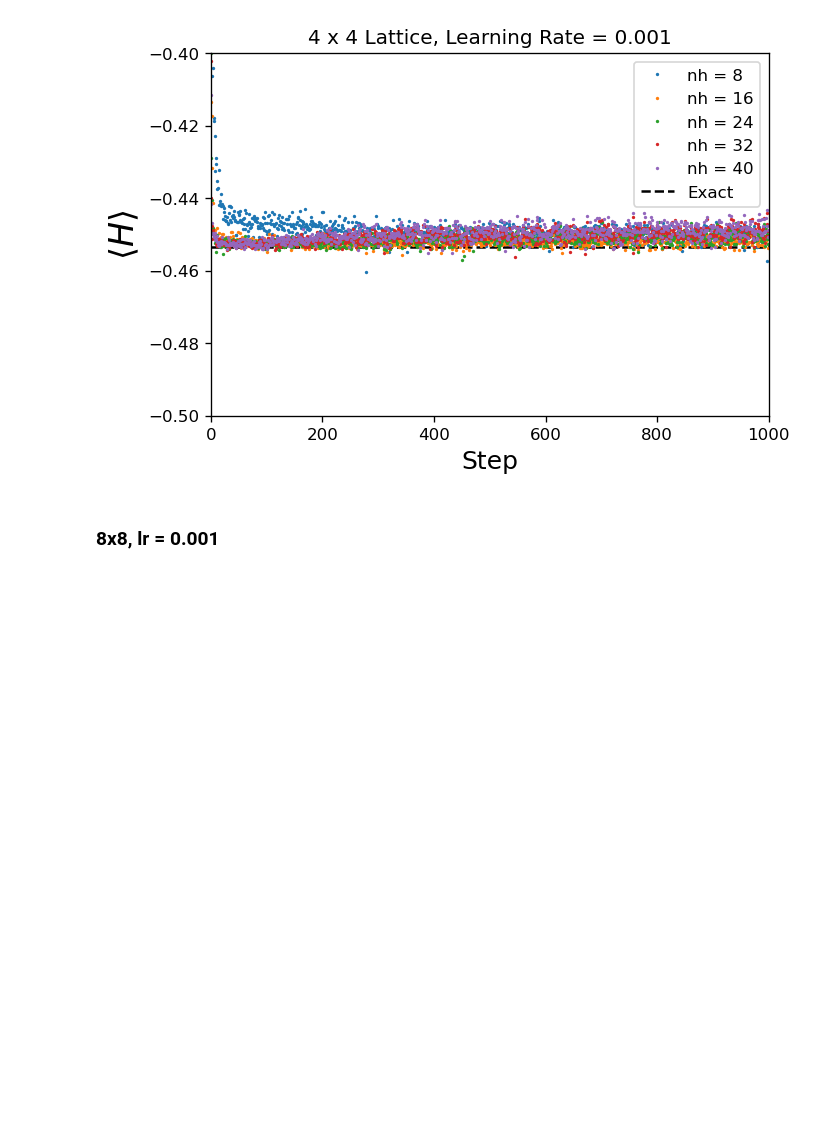
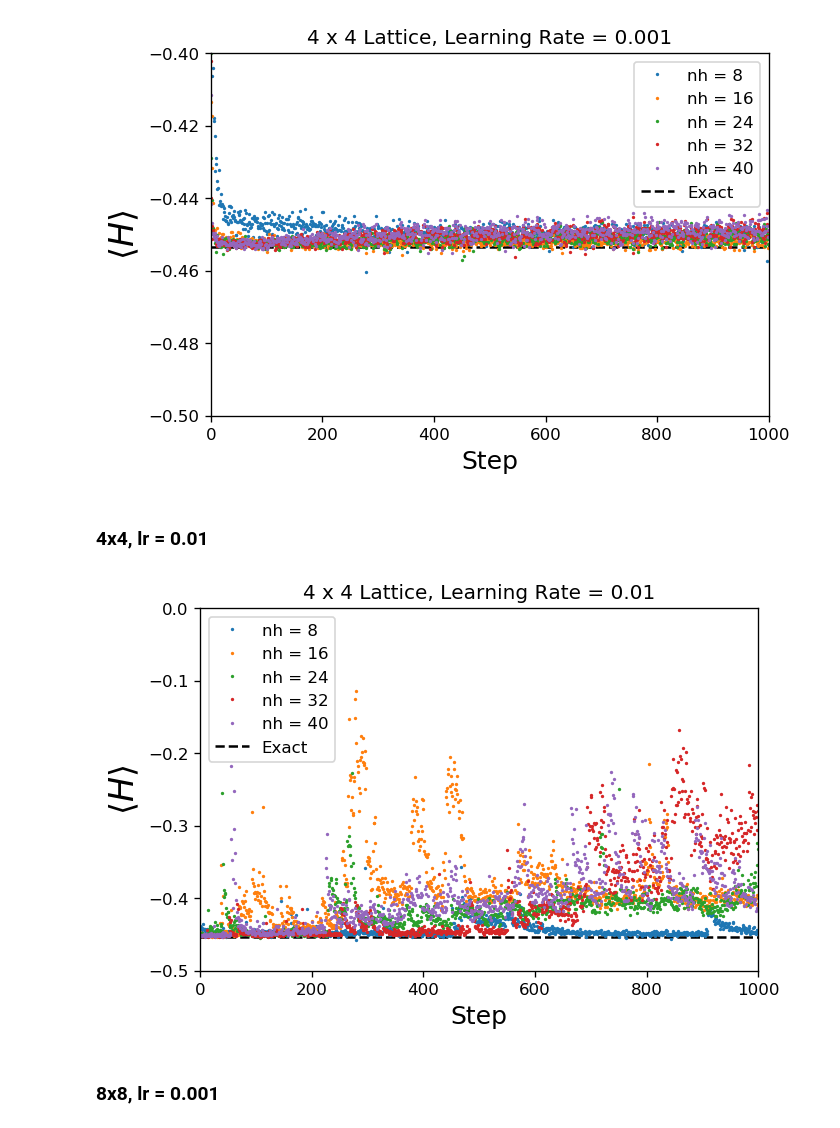
Before and after one commit to MelkoCollective/NeuralNetworks-for-Quantum, a Jupyter notebook: src_qmc_vmc/QMC Training w full dataset.ipynb, the cells around one changed output. Saved outputs shown, nothing was run; the diff lists cells and outputs as text; code cells hidden in the pictures; blank space fills up the shorter version.

```diff
--- a/src_qmc_vmc/QMC Training w full dataset.ipynb
+++ b/src_qmc_vmc/QMC Training w full dataset.ipynb
@@ -16,12 +16,26 @@ E_QMC_4_24_fd   = np.loadtxt("experiments/4x4/nh24/QMC_Full/E_QMC_4_24_fulldata.
 E_QMC_4_32_fd   = np.loadtxt("experiments/4x4/nh32/QMC_Full/E_QMC_4_32_fulldata.dat")
 E_QMC_4_40_fd   = np.loadtxt("experiments/4x4/nh40/QMC_Full/E_QMC_4_40_fulldata.dat")
 
+# 4x4, lr = 0.01
+E_QMC_4_8_fd_lr01    = np.loadtxt("experiments_lr0.01/4x4/nh8/QMC_Full/E_QMC_4_8_fulldata.dat")
+E_QMC_4_16_fd_lr01   = np.loadtxt("experiments_lr0.01/4x4/nh16/QMC_Full/E_QMC_4_16_fulldata.dat")
+E_QMC_4_24_fd_lr01   = np.loadtxt("experiments_lr0.01/4x4/nh24/QMC_Full/E_QMC_4_24_fulldata.dat")
+E_QMC_4_32_fd_lr01   = np.loadtxt("experiments_lr0.01/4x4/nh32/QMC_Full/E_QMC_4_32_fulldata.dat")
+E_QMC_4_40_fd_lr01   = np.loadtxt("experiments_lr0.01/4x4/nh40/QMC_Full/E_QMC_4_40_fulldata.dat")
+
 # 8x8, lr = 0.001
 E_QMC_8_8_fd    = np.loadtxt("experiments/8x8/nh8/QMC_Full/E_QMC_8_8_fulldata.dat")
 E_QMC_8_16_fd   = np.loadtxt("experiments/8x8/nh16/QMC_Full/E_QMC_8_16_fulldata.dat")
 E_QMC_8_24_fd   = np.loadtxt("experiments/8x8/nh24/QMC_Full/E_QMC_8_24_fulldata.dat")
 E_QMC_8_32_fd   = np.loadtxt("experiments/8x8/nh32/QMC_Full/E_QMC_8_32_fulldata.dat")
 E_QMC_8_40_fd   = np.loadtxt("experiments/8x8/nh40/QMC_Full/E_QMC_8_40_fulldata.dat")
+
+# 8x8, lr = 0.01
+E_QMC_8_8_fd_lr01    = np.loadtxt("experiments_lr0.01/8x8/nh8/QMC_Full/E_QMC_8_8_fulldata.dat")
+E_QMC_8_16_fd_lr01   = np.loadtxt("experiments_lr0.01/8x8/nh16/QMC_Full/E_QMC_8_16_fulldata.dat")
+E_QMC_8_24_fd_lr01   = np.loadtxt("experiments_lr0.01/8x8/nh24/QMC_Full/E_QMC_8_24_fulldata.dat")
+E_QMC_8_32_fd_lr01   = np.loadtxt("experiments_lr0.01/8x8/nh32/QMC_Full/E_QMC_8_32_fulldata.dat")
+E_QMC_8_40_fd_lr01   = np.loadtxt("experiments_lr0.01/8x8/nh40/QMC_Full/E_QMC_8_40_fulldata.dat")
 
 # 12x12, lr = 0.001
 E_QMC_12_8_fd    = np.loadtxt("experiments/12x12/nh8/QMC_Full/E_QMC_12_8_fulldata.dat")
@@ -30,12 +44,26 @@ E_QMC_12_24_fd   = np.loadtxt("experiments/12x12/nh24/QMC_Full/E_QMC_12_24_fulld
 E_QMC_12_32_fd   = np.loadtxt("experiments/12x12/nh32/QMC_Full/E_QMC_12_32_fulldata.dat")
 E_QMC_12_40_fd   = np.loadtxt("experiments/12x12/nh40/QMC_Full/E_QMC_12_40_fulldata.dat")
 
+# 12x12, lr = 0.01
+E_QMC_12_8_fd_lr01    = np.loadtxt("experiments_lr0.01/12x12/nh8/QMC_Full/E_QMC_12_8_fulldata.dat")
+E_QMC_12_16_fd_lr01   = np.loadtxt("experiments_lr0.01/12x12/nh16/QMC_Full/E_QMC_12_16_fulldata.dat")
+E_QMC_12_24_fd_lr01   = np.loadtxt("experiments_lr0.01/12x12/nh24/QMC_Full/E_QMC_12_24_fulldata.dat")
+E_QMC_12_32_fd_lr01   = np.loadtxt("experiments_lr0.01/12x12/nh32/QMC_Full/E_QMC_12_32_fulldata.dat")
+E_QMC_12_40_fd_lr01   = np.loadtxt("experiments_lr0.01/12x12/nh40/QMC_Full/E_QMC_12_40_fulldata.dat")
+
 # 16x16, lr = 0.001
 E_QMC_16_8_fd    = np.loadtxt("experiments/16x16/nh8/QMC_Full/E_QMC_16_8_fulldata.dat")
 E_QMC_16_16_fd   = np.loadtxt("experiments/16x16/nh16/QMC_Full/E_QMC_16_16_fulldata.dat")
 E_QMC_16_24_fd   = np.loadtxt("experiments/16x16/nh24/QMC_Full/E_QMC_16_24_fulldata.dat")
 E_QMC_16_32_fd   = np.loadtxt("experiments/16x16/nh32/QMC_Full/E_QMC_16_32_fulldata.dat")
 E_QMC_16_40_fd   = np.loadtxt("experiments/16x16/nh40/QMC_Full/E_QMC_16_40_fulldata.dat")
+
+# 16x16, lr = 0.01
+E_QMC_16_8_fd_lr01    = np.loadtxt("experiments_lr0.01/16x16/nh8/QMC_Full/E_QMC_16_8_fulldata.dat")
+E_QMC_16_16_fd_lr01   = np.loadtxt("experiments_lr0.01/16x16/nh16/QMC_Full/E_QMC_16_16_fulldata.dat")
+E_QMC_16_24_fd_lr01   = np.loadtxt("experiments_lr0.01/16x16/nh24/QMC_Full/E_QMC_16_24_fulldata.dat")
+E_QMC_16_32_fd_lr01   = np.loadtxt("experiments_lr0.01/16x16/nh32/QMC_Full/E_QMC_16_32_fulldata.dat") #not done yet
+E_QMC_16_40_fd_lr01   = np.loadtxt("experiments_lr0.01/16x16/nh40/QMC_Full/E_QMC_16_40_fulldata.dat")
 # %% [markdown]
 # Energy Plotting Function
 # %%
@@ -67,6 +95,12 @@ def QMCPlot(N,lr,exactE,qmc_8,qmc_16,qmc_24,qmc_32,qmc_40,xlim,ylim):
 QMCPlot(4,0.001,exactE_4,E_QMC_4_8_fd,E_QMC_4_16_fd,E_QMC_4_24_fd,E_QMC_4_32_fd,E_QMC_4_40_fd,[0,1000],[-0.5,-0.4])
 # %% [output]
 [figure]
+# %% [markdown]
+### 4x4, lr = 0.01
+# %%
+QMCPlot(4,0.01,exactE_4,E_QMC_4_8_fd_lr01,E_QMC_4_16_fd_lr01,E_QMC_4_24_fd_lr01,E_QMC_4_32_fd_lr01,E_QMC_4_40_fd_lr01,[0,1000],[-0.5,-0])
+# %% [output]
+[figure, added]
 # %% [markdown]
 ### 8x8, lr = 0.001
 # %%
```
Also changed, not shown: parts of 8 cells of this notebook, 1 other file.
